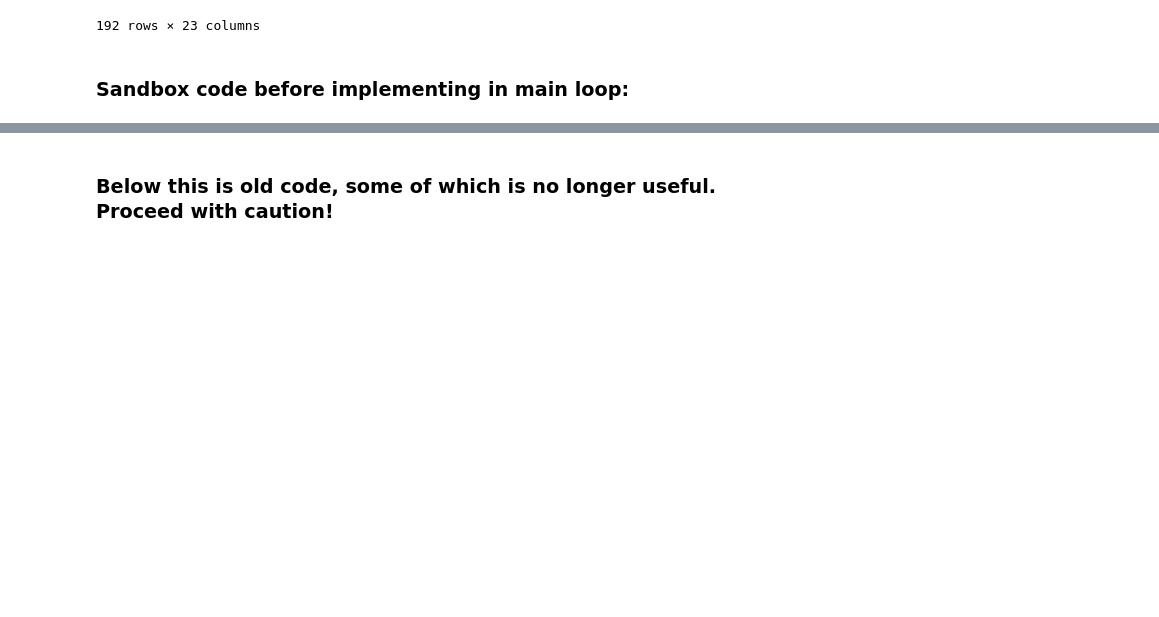
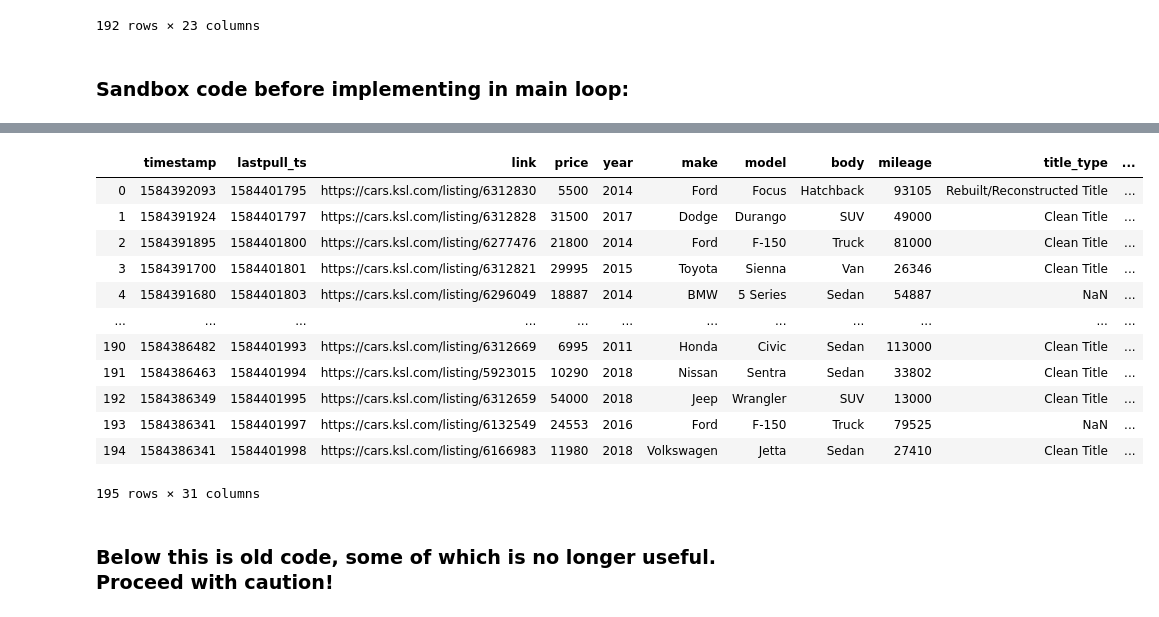
Before and after one commit to taylorch626/automodeals, a Jupyter notebook: ProtoCrawlerScraper-Michael_Parallel.ipynb, the cells around one changed output, grey strips where cells are left out. Cells and saved outputs as stored; diff of their text form; code cells hidden in the pictures; blank space fills up the shorter version.

```diff
--- a/ProtoCrawlerScraper-Michael_Parallel.ipynb
+++ b/ProtoCrawlerScraper-Michael_Parallel.ipynb
@@ -582,3 +652,7 @@ all_cars_UPDATED
+# %%
+cars_df = pd.read_csv('data/all_cars_UPDATED.csv')
+cars_df = update_listing_info(cars_df)
+cars_df
 # %% [markdown]
 ### Sandbox code before implementing in main loop:
 # %%
@@ -804,3 +728,21 @@ def update_listing(cars_csv):
+# %%
+cars_df = pd.read_csv('data/all_cars_UPDATED.csv')
+cars_df = update_listing_info(cars_df)
+cars_df
+# %% [output]
+|  | timestamp | lastpull_ts | link | price | year | make | model | body | mileage | title_type | ... |
+| 0 | 1584392093 | 1584401795 | https://cars.ksl.com/listing/6312830 | 5500 | 2014 | Ford | Focus | Hatchback | 93105 | Rebuilt/Reconstructed Title | ... |
+| 1 | 1584391924 | 1584401797 | https://cars.ksl.com/listing/6312828 | 31500 | 2017 | Dodge | Durango | SUV | 49000 | Clean Title | ... |
+| 2 | 1584391895 | 1584401800 | https://cars.ksl.com/listing/6277476 | 21800 | 2014 | Ford | F-150 | Truck | 81000 | Clean Title | ... |
+| 3 | 1584391700 | 1584401801 | https://cars.ksl.com/listing/6312821 | 29995 | 2015 | Toyota | Sienna | Van | 26346 | Clean Title | ... |
+| 4 | 1584391680 | 1584401803 | https://cars.ksl.com/listing/6296049 | 18887 | 2014 | BMW | 5 Series | Sedan | 54887 | NaN | ... |
+| ... | ... | ... | ... | ... | ... | ... | ... | ... | ... | ... | ... |
+| 190 | 1584386482 | 1584401993 | https://cars.ksl.com/listing/6312669 | 6995 | 2011 | Honda | Civic | Sedan | 113000 | Clean Title | ... |
+| 191 | 1584386463 | 1584401994 | https://cars.ksl.com/listing/5923015 | 10290 | 2018 | Nissan | Sentra | Sedan | 33802 | Clean Title | ... |
+| 192 | 1584386349 | 1584401995 | https://cars.ksl.com/listing/6312659 | 54000 | 2018 | Jeep | Wrangler | SUV | 13000 | Clean Title | ... |
+| 193 | 1584386341 | 1584401997 | https://cars.ksl.com/listing/6132549 | 24553 | 2016 | Ford | F-150 | Truck | 79525 | NaN | ... |
+| 194 | 1584386341 | 1584401998 | https://cars.ksl.com/listing/6166983 | 11980 | 2018 | Volkswagen | Jetta | Sedan | 27410 | Clean Title | ... |
+195 rows × 31 columns
 # %%
 # Try a multi-page test using carscraper function
 
```
Also changed, not shown: parts of 3 cells of this notebook.
